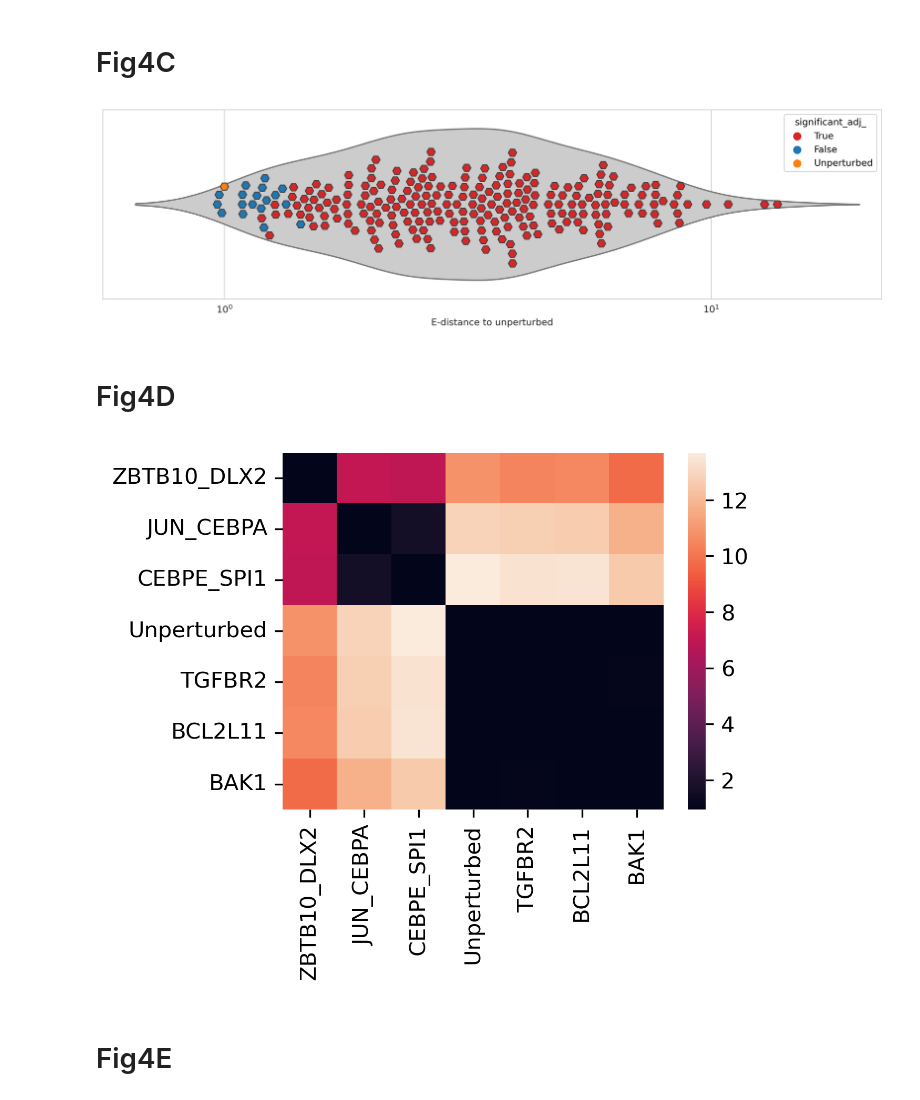
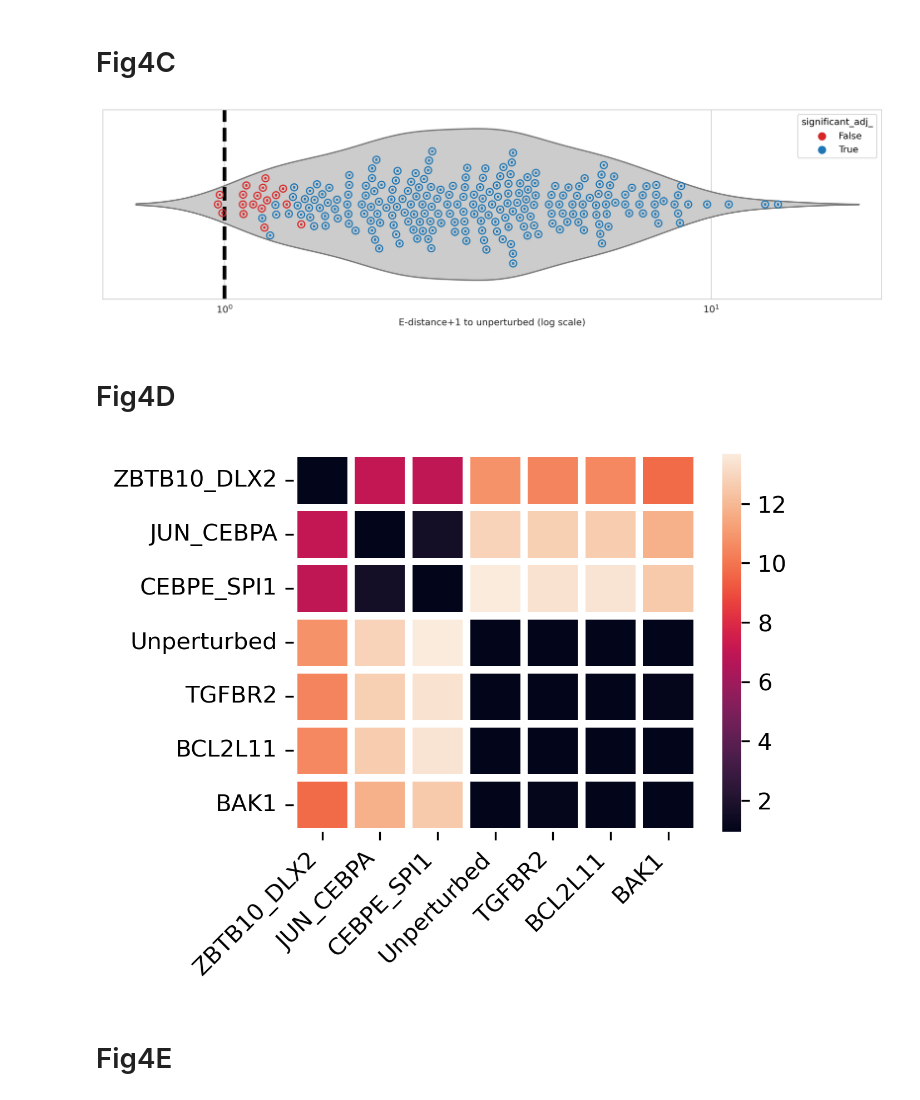
Before and after one commit to sanderlab/scPerturb, a Jupyter notebook: notebooks/Fig4.ipynb, the cells around one changed output. Cells and saved outputs as stored; diff of their text form; code cells hidden in the pictures.

```diff
--- a/notebooks/Fig4.ipynb
+++ b/notebooks/Fig4.ipynb
@@ -56,5 +66,4 @@ datasets = list(h5_files.keys())
 # %%
-pairs_datasets = {}
 estats_datasets = {}
 estats_control_datasets = {}
 for key in h5_files.keys():
@@ -73,15 +82,9 @@ for key in h5_files.keys():
     estats = cluster_matrix(estats, 'both')
     estats_control = estats.loc[:, 'control']
 
-    # select unique combination pairs (since estats matrix is symmetric)
-    U = pd.DataFrame(np.triu(estats, k=0), index=estats.index, columns=estats.columns)
-    P = U.stack().reset_index()
-    pairs = P[P[0]!=0]
-    assert len(pairs[pairs[0]!=0]) * 2 + len(estats) == len(P)
-    pairs['dataset'] = key
+    key = 'McFarlandTsherniak2020' if 'McFarland' in key else key  # typo
 
     estats_control_datasets[key] = estats_control
     estats_datasets[key] = estats
-    pairs_datasets[key] = pairs
 # %%
 # aggregate
@@ -144,10 +168,11 @@ scale=0.75
 with sns.axes_style('whitegrid'):
     fig, ax = pl.subplots(figsize=[20*scale, 5*scale], dpi=300)  # [8*scale, 5*scale]
 estats_control['tmp'] = np.log10(estats_control['E-statistic']+1)
-sns.violinplot(data=estats_control, x='tmp', inner=None, color=".8", width=0.8)
-ax = sns.swarmplot(data=estats_control, x=estats_control['tmp'], y=['']*len(estats_control), size=9,
-                   marker="H", edgecolors='white', linewidth=1, hue='significant_adj_', palette=['tab:red', 'tab:blue', 'tab:orange'])
-pl.xlabel('E-distance to unperturbed')
+sns.violinplot(data=estats_control.drop('control'), x='tmp', inner=None, color=".8", width=0.8)
+ax = sns.swarmplot(data=estats_control.drop('control'), x=estats_control.drop('control')['tmp'], y=['']*len(estats_control.drop('control')), size=10, marker='$\mathbf{\odot}$',
+                   edgecolors='white', linewidth=0, hue='significant_adj_', palette=['tab:red', 'tab:blue'])
+pl.xlabel('E-distance+1 to unperturbed (log scale)')
+ax.axvline(0, c='black', linestyle='--', linewidth=4)
 
 # log scale x ticks
 from matplotlib import ticker as mticker
@@ -160,20 +185,21 @@ ax.set_xlim([-0.25, 1.35])
 pl.savefig(f'{figure_path}/Fig4C.pdf', bbox_inches='tight')
 pl.show()
 # %% [output]
-[figure, old version]
+[figure, new version]
 # %% [markdown]
 # Fig4D
 # %%
 scale=0.3
 pl.subplots(figsize=[13*scale,10*scale], dpi=300)
 conds = top + ['control'] + bot
 sub = estats.loc[conds, conds] + 1
 sub = sub.rename({'control': 'Unperturbed'}, axis=1).rename({'control': 'Unperturbed'}, axis=0)
-sns.heatmap(sub, robust=False)
+sns.heatmap(sub, robust=False, linewidth=3)
+pl.xticks(rotation=45, ha='right')
 pl.savefig(f'{figure_path}/Fig4D.pdf', bbox_inches='tight')
 pl.show()
 # %% [output]
-[figure, old version]
+[figure, new version]
 # %% [markdown]
 # Fig4E
 # %%
```
Also changed, not shown: parts of 19 cells of this notebook, 21 other files.
